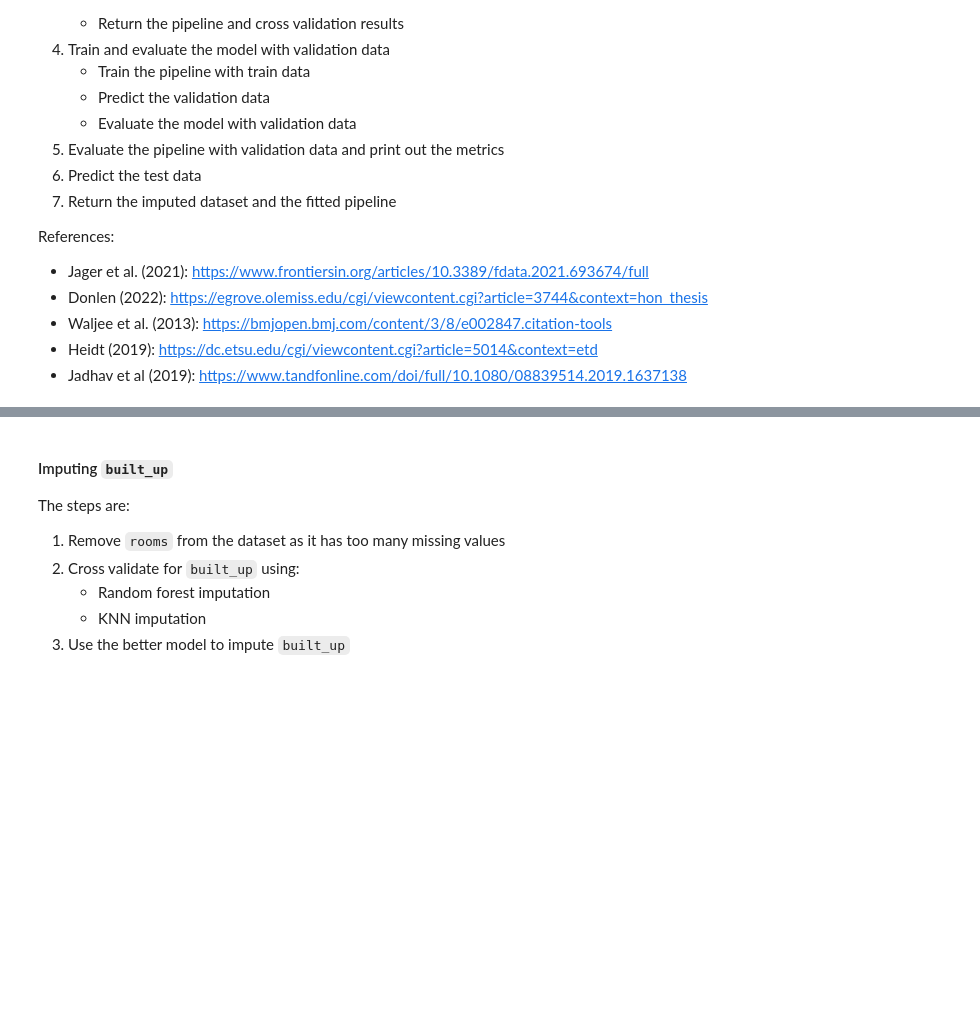
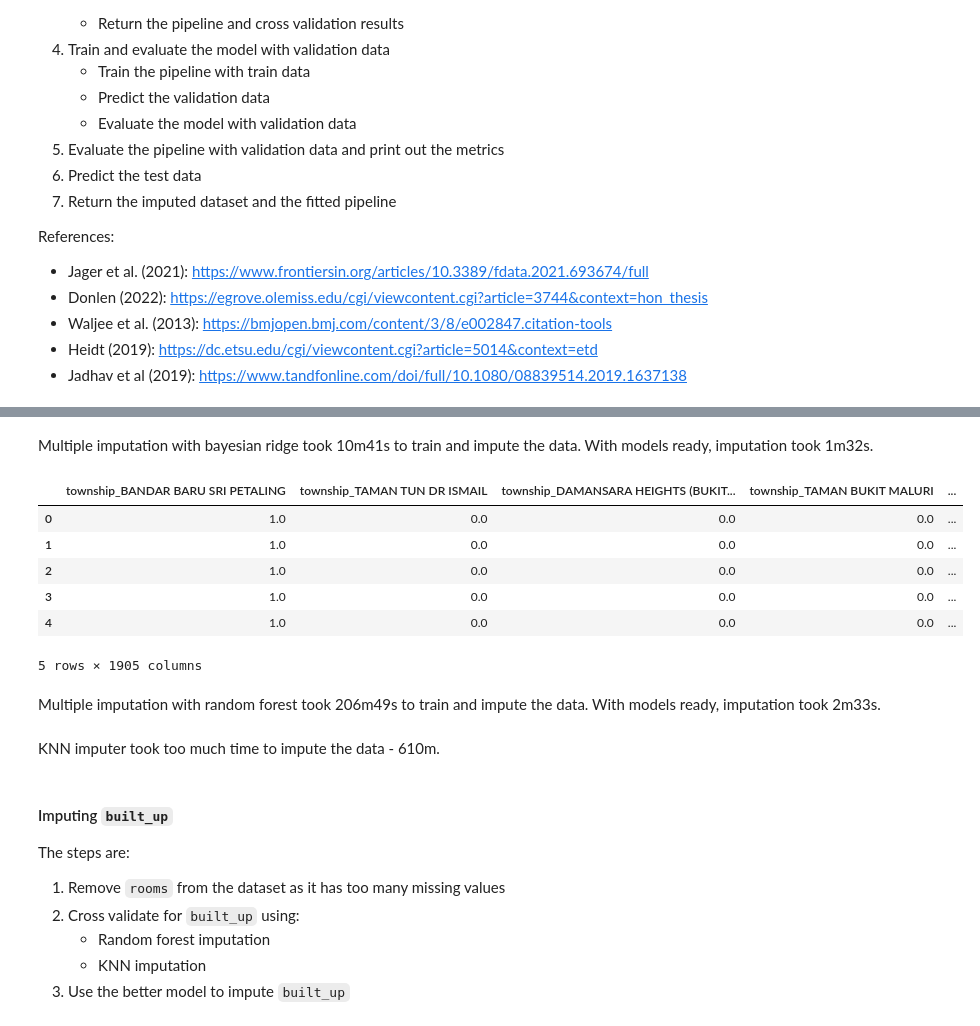
Before and after one commit to yuenherny/kl-house-price-forecasting, a Jupyter notebook: notebooks/Transactions - 04 Data Cleaning 2.ipynb, the cells around one changed output, grey strips where cells are left out. Saved outputs shown, nothing was run; the diff lists cells and outputs as text; code cells hidden in the pictures; blank space fills up the shorter version.

```diff
--- a/notebooks/Transactions - 04 Data Cleaning 2.ipynb
+++ b/notebooks/Transactions - 04 Data Cleaning 2.ipynb
@@ -130,0 +143,24 @@ Model = Union[RandomForestRegressor, KNeighborsRegressor, RandomForestClassifier
+# %% [markdown]
+Multiple imputation with bayesian ridge took 10m41s to train and impute the data. With models ready, imputation took 1m32s.
+# %%
+model_path = IMPUTER_MODEL_DIR / 'rf_multi_imputer.joblib'
+
+if os.path.exists(model_path):
+    rf_multi_imputer = joblib.load(model_path)
+else:
+    rf_multi_imputer = IterativeImputer(estimator=RandomForestRegressor(), random_state=random_state, initial_strategy='median', skip_complete=True)
+    rf_multi_imputer = rf_multi_imputer.fit(df_transactions_encoded)
+    joblib.dump(rf_multi_imputer, model_path, compress=('lzma', 9))
+
+df_transactions_rf_multi_imputed = pd.DataFrame(rf_multi_imputer.transform(df_transactions_encoded), columns=df_transactions_encoded.columns)
+df_transactions_rf_multi_imputed.head()
+# %% [output]
+|  | township_BANDAR BARU SRI PETALING | township_TAMAN TUN DR ISMAIL | township_DAMANSARA HEIGHTS (BUKIT... | township_TAMAN BUKIT MALURI | ... |
+| 0 | 1.0 | 0.0 | 0.0 | 0.0 | ... |
+| 1 | 1.0 | 0.0 | 0.0 | 0.0 | ... |
+| 2 | 1.0 | 0.0 | 0.0 | 0.0 | ... |
+| 3 | 1.0 | 0.0 | 0.0 | 0.0 | ... |
+| 4 | 1.0 | 0.0 | 0.0 | 0.0 | ... |
+5 rows × 1905 columns
+# %% [markdown]
+Multiple imputation with random forest took 206m49s to train and impute the data. With models ready, imputation took 2m33s.
@@ -131,3 +192,5 @@ Model = Union[RandomForestRegressor, KNeighborsRegressor, RandomForestClassifier
+# %% [markdown]
+KNN imputer took too much time to impute the data - 610m.
 # %% [markdown]
 #### Imputing `built_up`
 
```
Also changed, not shown: parts of 16 cells of this notebook, 1 other file.
